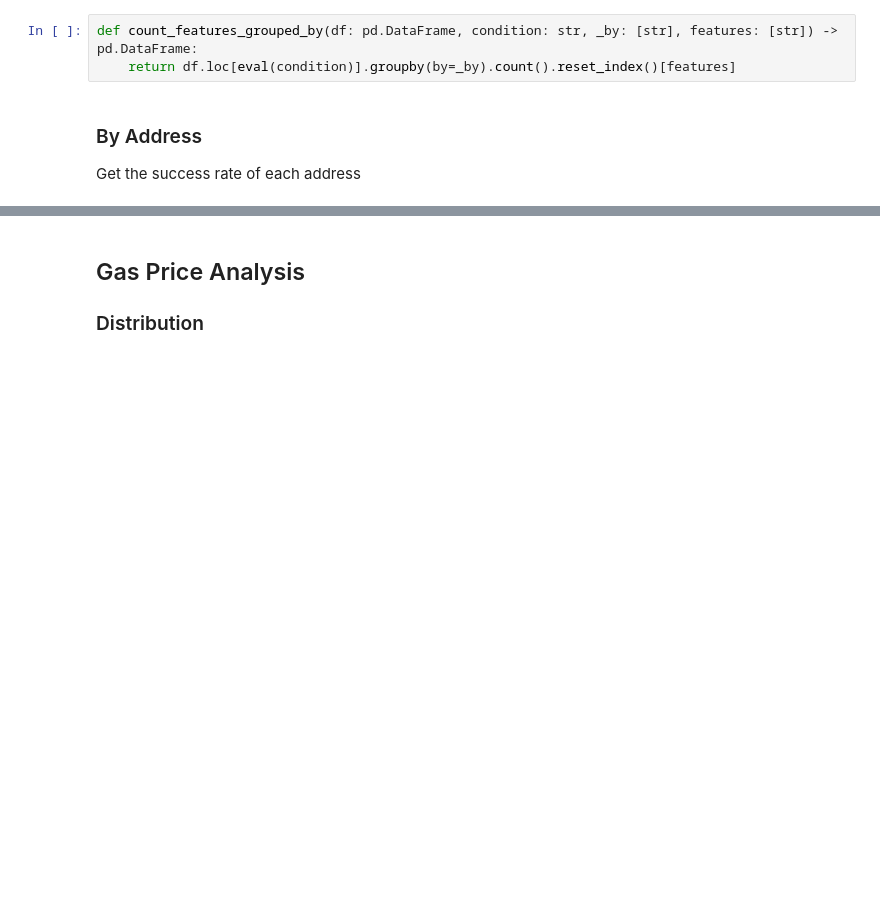
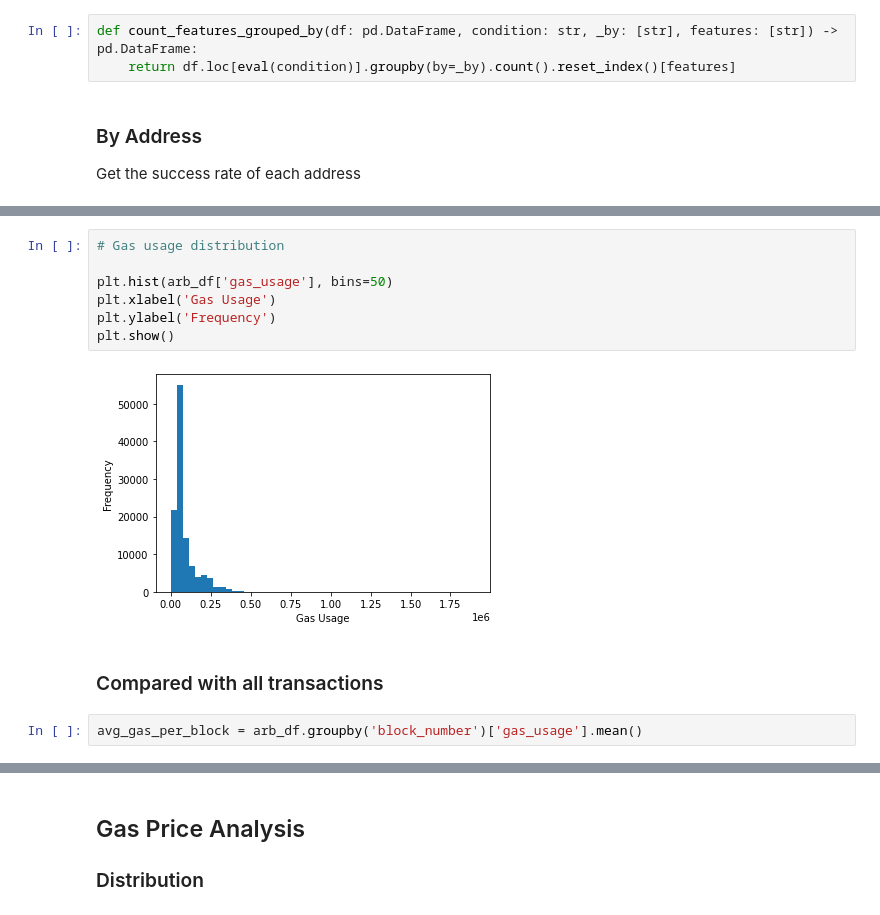
Before and after one commit to noushkia/mev-analysis, a Jupyter notebook: arbitrage_analysis.ipynb, the cells around one changed output, grey strips where cells are left out. Saved outputs shown, nothing was run; the diff lists cells and outputs as text; blank space fills up the shorter version.

```diff
--- a/arbitrage_analysis.ipynb
+++ b/arbitrage_analysis.ipynb
@@ -220,0 +140,13 @@ protocol_success_rate
+# %%
+# Gas usage distribution
+
+plt.hist(arb_df['gas_usage'], bins=50)
+plt.xlabel('Gas Usage')
+plt.ylabel('Frequency')
+plt.show()
+# %% [output]
+[figure, added]
+# %% [markdown]
+### Compared with all transactions
+# %%
+avg_gas_per_block = arb_df.groupby('block_number')['gas_usage'].mean()
```
Also changed, not shown: parts of 68 cells of this notebook, 1 other file.
